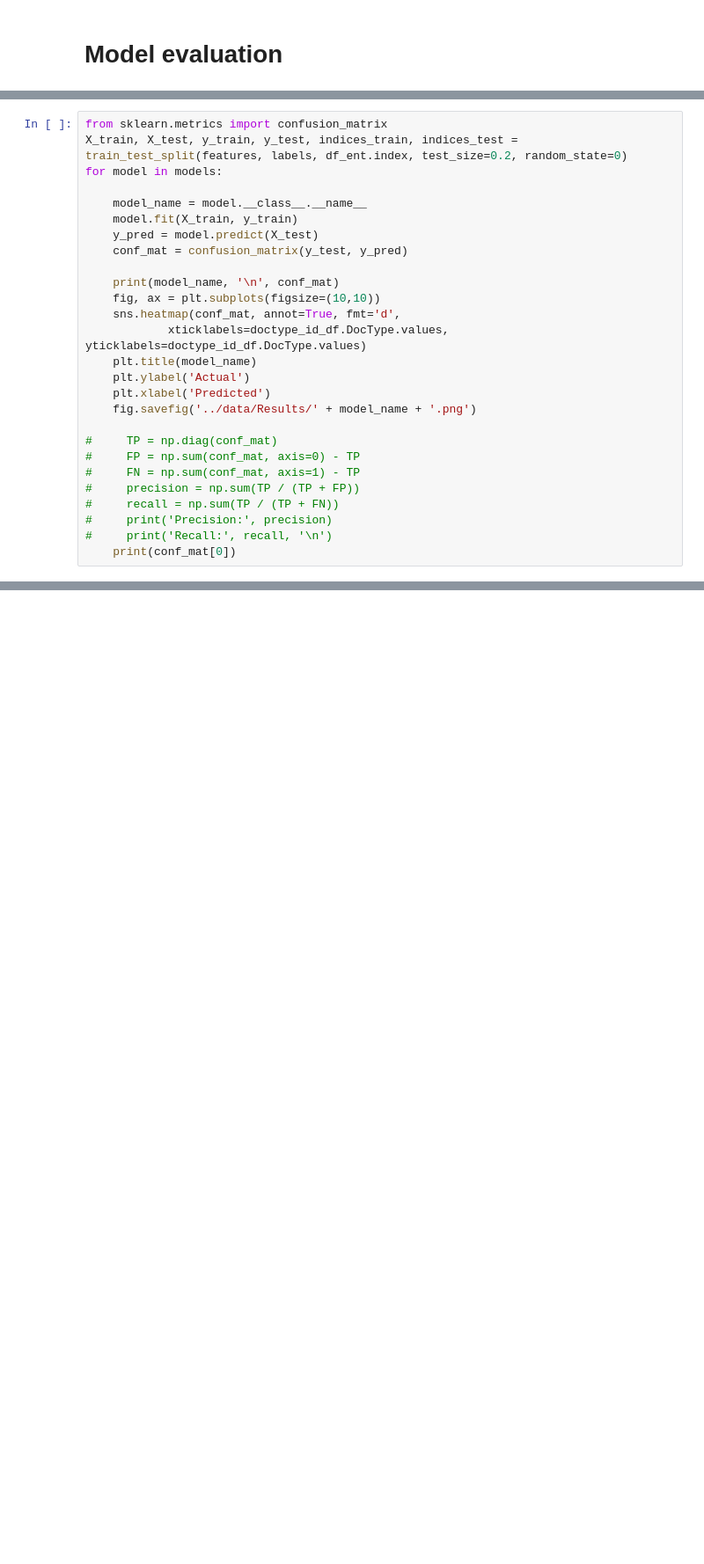
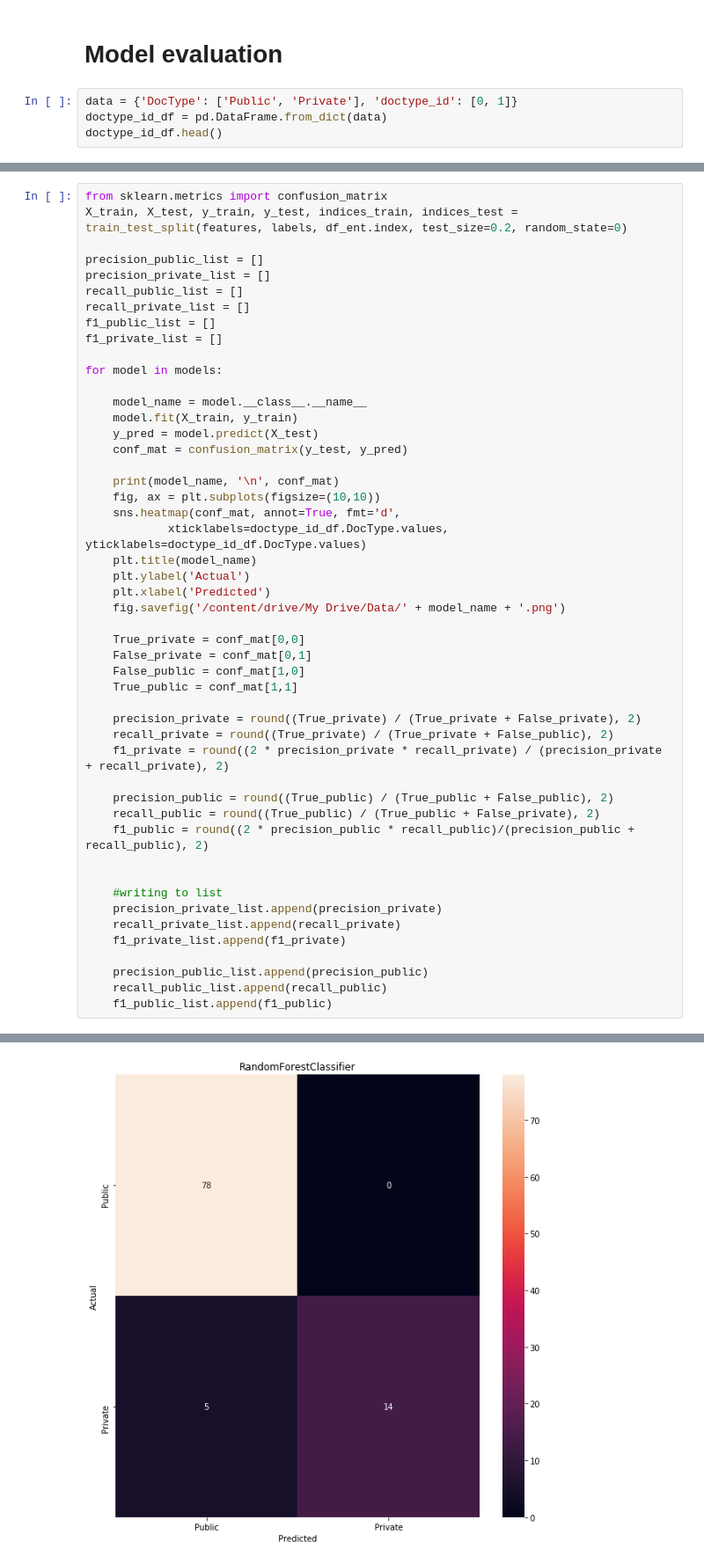
Before and after one commit to rayshu/Data-Classification, a Jupyter notebook: Classifiers_NB_RF_SVM_LR.ipynb, the cells around one changed output, grey strips where cells are left out. Shown at 88% size. Saved outputs shown, nothing was run; the diff lists cells and outputs as text; blank space fills up the shorter version.

```diff
--- a/Classifiers_NB_RF_SVM_LR.ipynb
+++ b/Classifiers_NB_RF_SVM_LR.ipynb
@@ -213,3 +200,7 @@ RandomForestClassifier    0.927998
 Name: accuracy, dtype: float64
 # %% [markdown]
 # Model evaluation
+# %%
+data = {'DocType': ['Public', 'Private'], 'doctype_id': [0, 1]}
+doctype_id_df = pd.DataFrame.from_dict(data)
+doctype_id_df.head()
@@ -216,6 +211,14 @@ Name: accuracy, dtype: float64
 # %%
 from sklearn.metrics import confusion_matrix
 X_train, X_test, y_train, y_test, indices_train, indices_test = train_test_split(features, labels, df_ent.index, test_size=0.2, random_state=0)
+
+precision_public_list = []
+precision_private_list = []
+recall_public_list = []
+recall_private_list = []
+f1_public_list = []
+f1_private_list = []
+
 for model in models:
 
     model_name = model.__class__.__name__
@@ -230,14 +233,28 @@ for model in models:
     plt.title(model_name)
     plt.ylabel('Actual')
     plt.xlabel('Predicted')
-    fig.savefig('../data/Results/' + model_name + '.png')
+    fig.savefig('/content/drive/My Drive/Data/' + model_name + '.png')
 
-#     TP = np.diag(conf_mat)
-#     FP = np.sum(conf_mat, axis=0) - TP
-#     FN = np.sum(conf_mat, axis=1) - TP
-#     precision = np.sum(TP / (TP + FP))
-#     recall = np.sum(TP / (TP + FN))
-#     print('Precision:', precision)
-#     print('Recall:', recall, '\n')
-    print(conf_mat[0])
+    True_private = conf_mat[0,0]
+    False_private = conf_mat[0,1]
+    False_public = conf_mat[1,0]
+    True_public = conf_mat[1,1]
+
+    precision_private = round((True_private) / (True_private + False_private), 2)
+    recall_private = round((True_private) / (True_private + False_public), 2)
+    f1_private = round((2 * precision_private * recall_private) / (precision_private + recall_private), 2)
+
+    precision_public = round((True_public) / (True_public + False_public), 2)
+    recall_public = round((True_public) / (True_public + False_private), 2)
+    f1_public = round((2 * precision_public * recall_public)/(precision_public + recall_public), 2)
+
+
+    #writing to list
+    precision_private_list.append(precision_private)
+    recall_private_list.append(recall_private)
+    f1_private_list.append(f1_private)
+
+    precision_public_list.append(precision_public)
+    recall_public_list.append(recall_public)
+    f1_public_list.append(f1_public)
 # %% [output]
@@ -244,0 +273 @@ NameError: name 'train_test_split' is not defined
+[figure, added]
```
Also changed, not shown: parts of 14 cells of this notebook.
